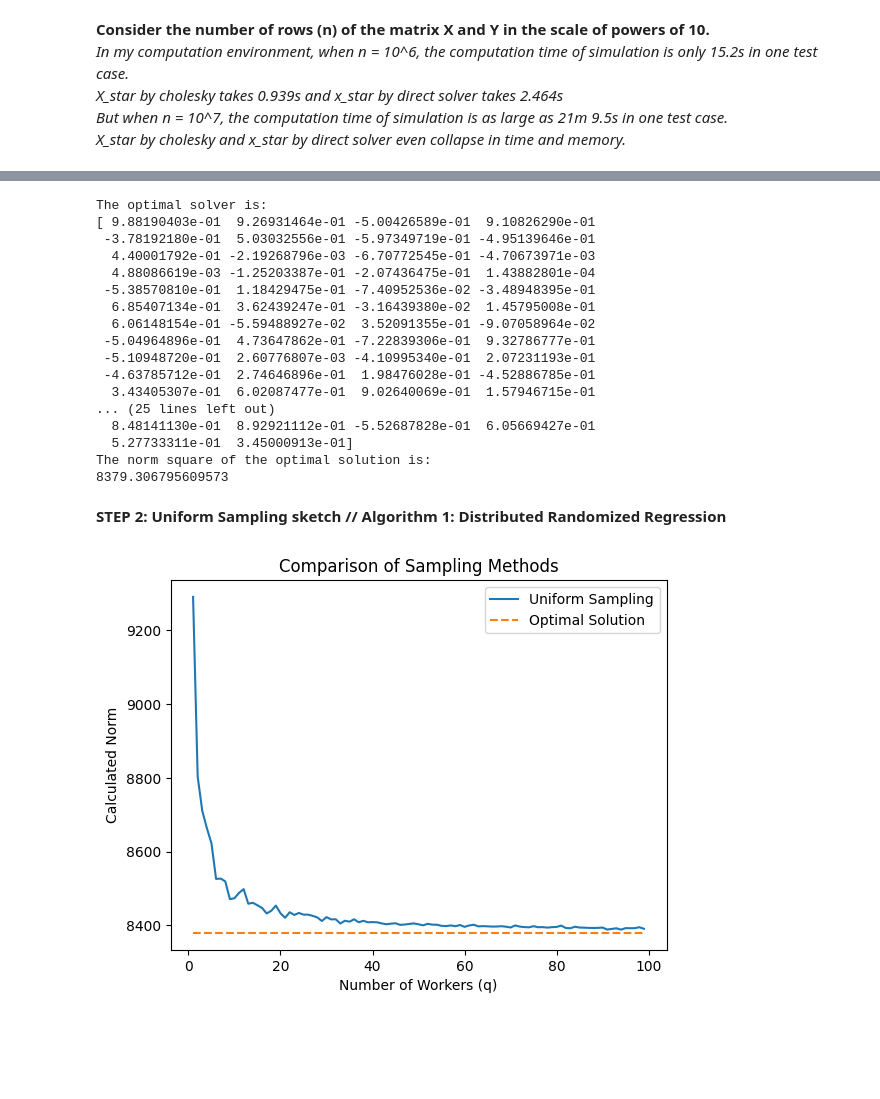
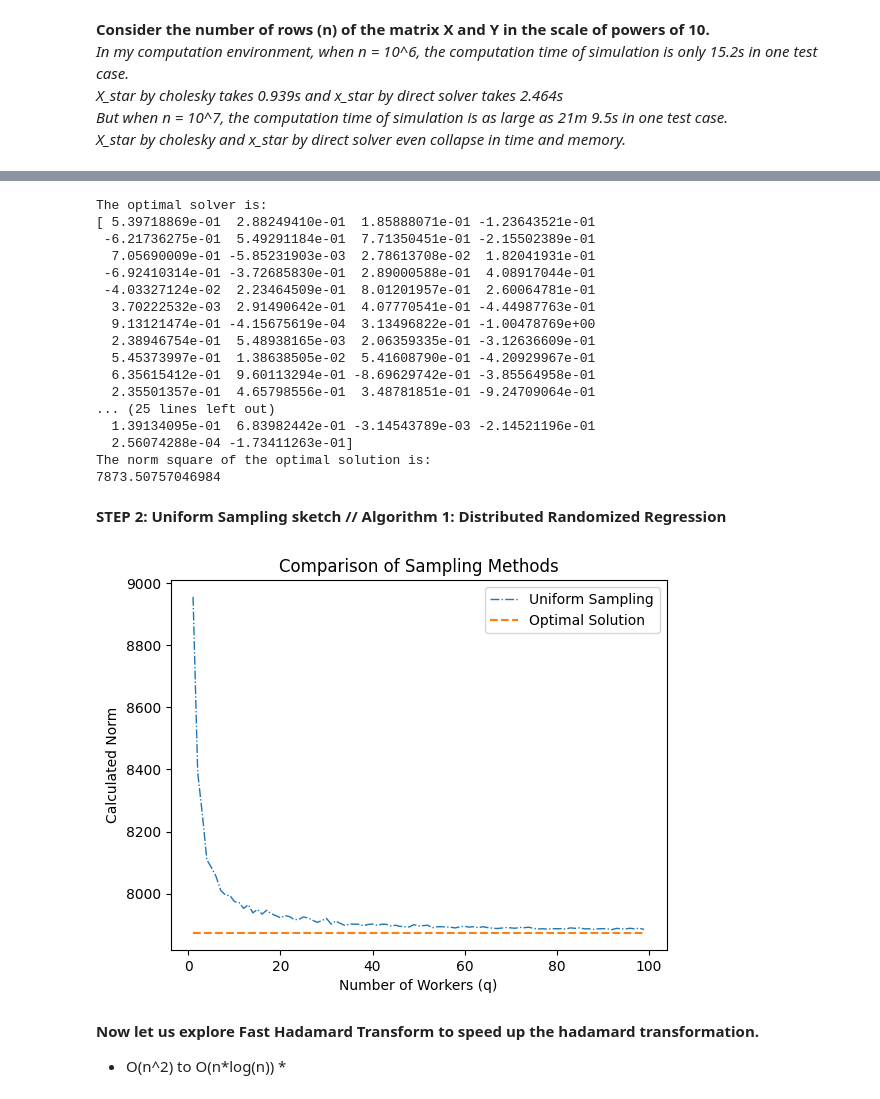
Before and after one commit to FergieLigaLlj/Statistical-Machine-Learning-Research-with-Pro.-Zhang-Zhixiang, a Jupyter notebook: Distributed Sketching for Randomized Optimization in Regression Training/step 2_Randomized Hadamard Sketch vs uniform sampling/UniformExperimentPython.ipynb, the cells around one changed output, grey strips where cells are left out. Cells and saved outputs as stored; diff of their text form; code cells hidden in the pictures; blank space fills up the shorter version.

```diff
--- a/Distributed Sketching for Randomized Optimization in Regression Training/step 2_Randomized Hadamard Sketch vs uniform sampling/UniformExperimentPython.ipynb
+++ b/Distributed Sketching for Randomized Optimization in Regression Training/step 2_Randomized Hadamard Sketch vs uniform sampling/UniformExperimentPython.ipynb
@@ -149,7 +132,7 @@ X,Y = padding(X,Y)
 def calculate_the_norm_square(A, b, x_selected):
     A = np.array(A)
     x_selected = np.array(x_selected)
-    return np.sum((A @ x_selected - b) ** 2)
+    return np.sum((np.dot(A, x_selected) - b) ** 2)
 def abs_error_ratio(A,b,x_hat_bar,x_star):
     return calculate_the_norm_square(A,b,x_hat_bar) - calculate_the_norm_square(A,b,x_star) / calculate_the_norm_square(A,b,x_star)
 # %% [markdown]
@@ -237,22 +220,22 @@ print("The norm square of the optimal solution is:")
 print(norm_Star)
 # %% [output]
 The optimal solver is:
-[ 9.88190403e-01  9.26931464e-01 -5.00426589e-01  9.10826290e-01
- -3.78192180e-01  5.03032556e-01 -5.97349719e-01 -4.95139646e-01
-  4.40001792e-01 -2.19268796e-03 -6.70772545e-01 -4.70673971e-03
-  4.88086619e-03 -1.25203387e-01 -2.07436475e-01  1.43882801e-04
- -5.38570810e-01  1.18429475e-01 -7.40952536e-02 -3.48948395e-01
-  6.85407134e-01  3.62439247e-01 -3.16439380e-02  1.45795008e-01
-  6.06148154e-01 -5.59488927e-02  3.52091355e-01 -9.07058964e-02
- -5.04964896e-01  4.73647862e-01 -7.22839306e-01  9.32786777e-01
- -5.10948720e-01  2.60776807e-03 -4.10995340e-01  2.07231193e-01
- -4.63785712e-01  2.74646896e-01  1.98476028e-01 -4.52886785e-01
-  3.43405307e-01  6.02087477e-01  9.02640069e-01  1.57946715e-01
+[ 5.39718869e-01  2.88249410e-01  1.85888071e-01 -1.23643521e-01
+ -6.21736275e-01  5.49291184e-01  7.71350451e-01 -2.15502389e-01
+  7.05690009e-01 -5.85231903e-03  2.78613708e-02  1.82041931e-01
+ -6.92410314e-01 -3.72685830e-01  2.89000588e-01  4.08917044e-01
+ -4.03327124e-02  2.23464509e-01  8.01201957e-01  2.60064781e-01
+  3.70222532e-03  2.91490642e-01  4.07770541e-01 -4.44987763e-01
+  9.13121474e-01 -4.15675619e-04  3.13496822e-01 -1.00478769e+00
+  2.38946754e-01  5.48938165e-03  2.06359335e-01 -3.12636609e-01
+  5.45373997e-01  1.38638505e-02  5.41608790e-01 -4.20929967e-01
+  6.35615412e-01  9.60113294e-01 -8.69629742e-01 -3.85564958e-01
+  2.35501357e-01  4.65798556e-01  3.48781851e-01 -9.24709064e-01
 ... (25 lines left out)
-  8.48141130e-01  8.92921112e-01 -5.52687828e-01  6.05669427e-01
-  5.27733311e-01  3.45000913e-01]
+  1.39134095e-01  6.83982442e-01 -3.14543789e-03 -2.14521196e-01
+  2.56074288e-04 -1.73411263e-01]
 The norm square of the optimal solution is:
-8379.306795609573
+7873.50757046984
 # %% [markdown]
 **STEP 2: Uniform Sampling sketch // Algorithm 1: Distributed Randomized Regression**
 # %%
@@ -266,33 +249,35 @@ def uniform_sampling_1(X,Y,n,m,q):
     X = np.array(X)
     Y = np.array(Y)
     x_hat_list = []
     for k in range(q):
         index = np.random.choice(n, size=m, replace=False)
         X_sk = X[index]
         Y_sk = Y[index]
         L,low = cho_factor(X_sk.T@X_sk)
         x_hat = cho_solve((L,low),X_sk.T@Y_sk)
         x_hat_list.append(x_hat)
     x_bar = sum(x_hat_list) / q
     return x_bar
-
 import matplotlib.pyplot as plt
 # Calculate the norms for each method
 norm_uniform = []
 norm_star = []
 for q in range(1, 100):  # adjust the range as needed
     x_bar_uniform = uniform_sampling_1(X, Y, n, m, q)
     norm_uniform.append(calculate_the_norm_square(X, Y, x_bar_uniform))
     norm_star.append(norm_Star)  # optimal solution norm
 
 # Create the plot
-plt.plot(range(1, 100), norm_uniform, label='Uniform Sampling')
+plt.plot(range(1, 100), norm_uniform, label='Uniform Sampling',linestyle = '-.',linewidth = 1)
 plt.plot(range(1, 100), norm_star, label='Optimal Solution', linestyle='--')
 
 plt.xlabel('Number of Workers (q)')
 plt.ylabel('Calculated Norm')
 plt.title('Comparison of Sampling Methods')
 plt.legend()
 plt.show()
 # %% [output]
-[figure, old version]
+[figure, new version]
+# %% [markdown]
+**Now let us explore Fast Hadamard Transform to speed up the hadamard transformation.**<br>
+* O(n^2) to O(n*log(n)) *
```
Also changed, not shown: parts of 6 cells of this notebook, 4 other files.
